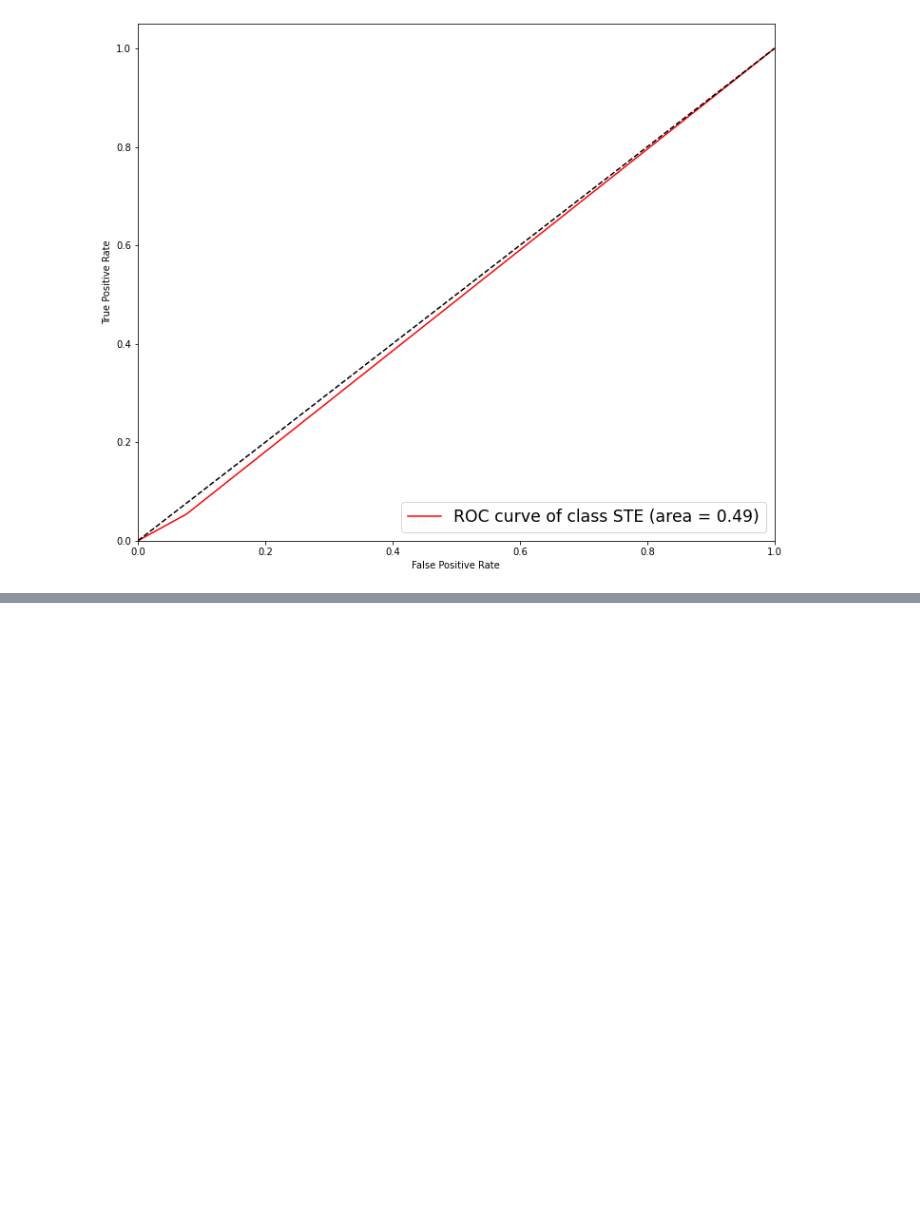
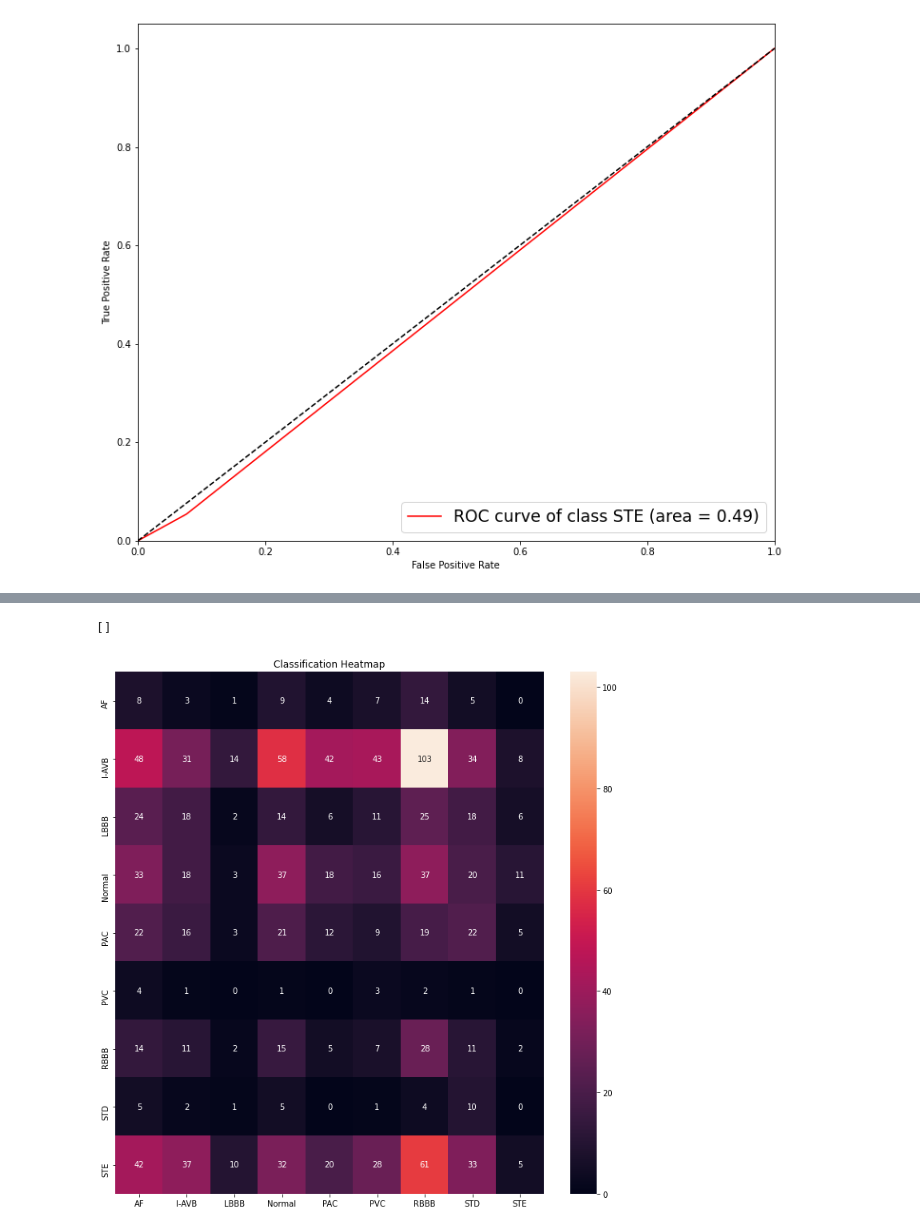
Before and after one commit to ispmor/ECG-classifier, a Jupyter notebook: Resulst_analysis_24082020.ipynb, the cells around one changed output, grey strips where cells are left out. Cells and saved outputs as stored; diff of their text form; code cells hidden in the pictures; blank space fills up the shorter version.

```diff
--- a/Resulst_analysis_24082020.ipynb
+++ b/Resulst_analysis_24082020.ipynb
@@ -501,0 +560,12 @@ for i in range(9):
+# %%
+y_pred_numeric = numeric_classes(y_pred)
+y_true_numeric = numeric_classes(y_true)
+# %%
+confusion = confusion_matrix(y_pred_numeric, y_true_numeric[:-1])
+fig = plt.figure(figsize=(12,12))
+plt.title("Classification Heatmap")
+sns.heatmap(confusion, annot=True, cbar=True, xticklabels=sorted(exp_net_params["classes"]), yticklabels=sorted(exp_net_params["classes"]), fmt="g")
+plt.plot()
+# %% [output]
+[]
+[figure, added]
```
Also changed, not shown: parts of 4 cells of this notebook, 8 other files.
